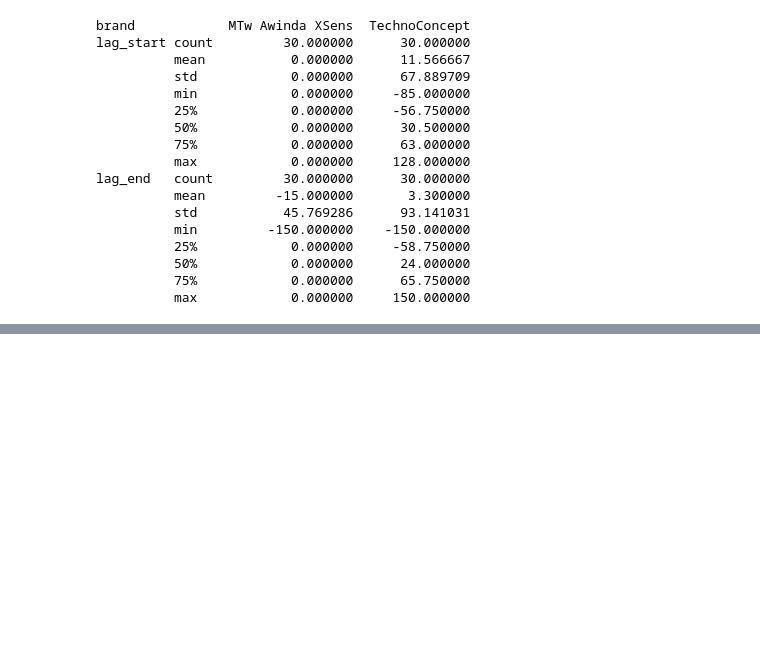
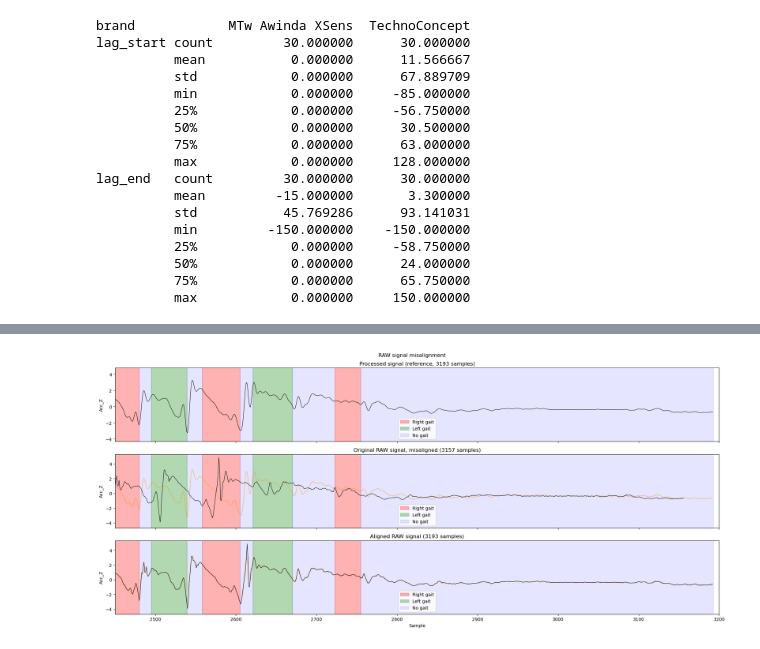
Before and after one commit to EnekoIsturitzSesma/GAIT-Analysis, a Jupyter notebook: notebooks/pruebas.ipynb, the cells around one changed output, grey strips where cells are left out. Cells and saved outputs as stored; diff of their text form; code cells hidden in the pictures; blank space fills up the shorter version.

```diff
--- a/notebooks/pruebas.ipynb
+++ b/notebooks/pruebas.ipynb
@@ -287,0 +353,13 @@ plot_scores_by_sensor_conf(val, test, names)
+# %%
+plot_alignment_comp(
+    y_true,
+    'ACL_5_1',
+    base_path + "/ortho/ACL/ACL_5/ACL_5_1",
+    title_base='RAW signal misalignment',
+    sensor='LB',
+    signal_channel='Acc_Z',
+    xlim=(2450, 3200),
+    overlay=True
+)
+# %% [output]
+[figure, added]
```
Also changed, not shown: parts of 5 cells of this notebook, 1 other file.
